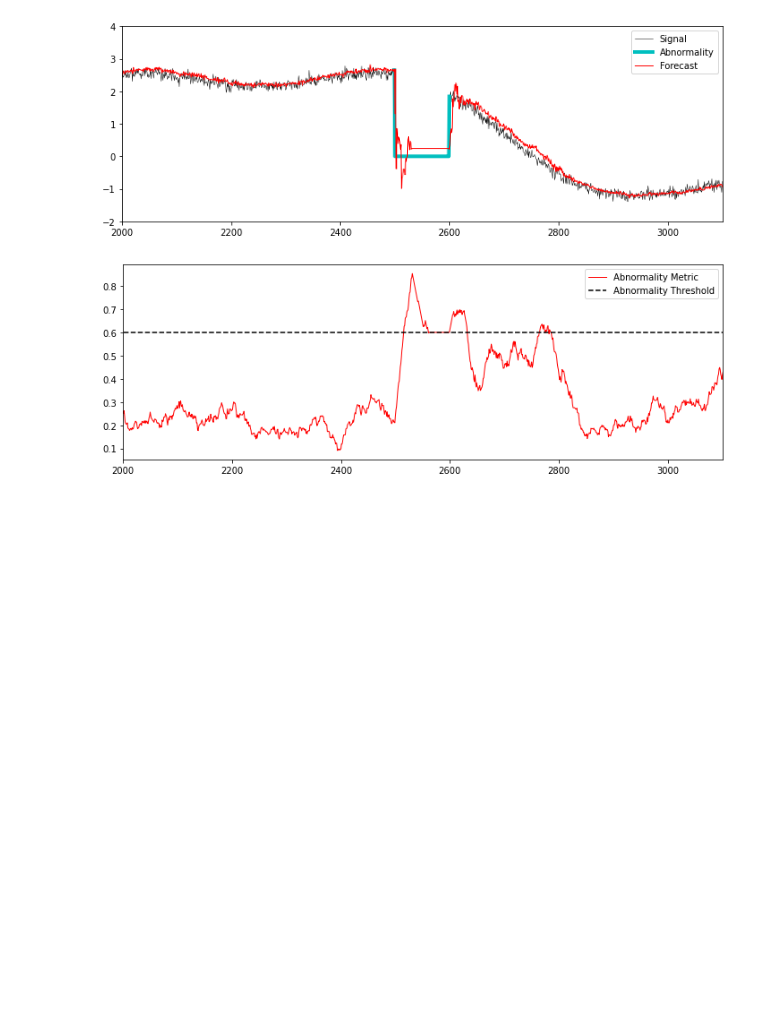
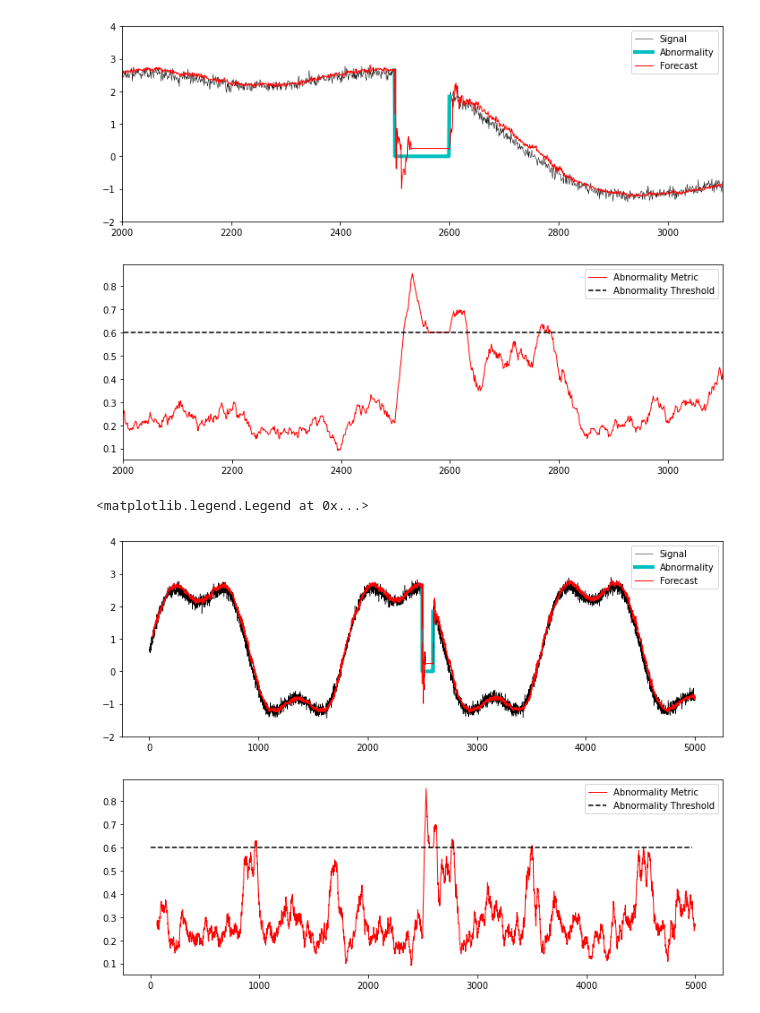
Before and after one commit to pprestridge/TCN_Literature, a Jupyter notebook: TCN Abnormality Detection.ipynb, the cells around one changed output. Saved outputs shown, nothing was run; the diff lists cells and outputs as text; code cells hidden in the pictures; blank space fills up the shorter version.

Commit message:
Finished Abnormality Detection

```diff
--- a/TCN Abnormality Detection.ipynb
+++ b/TCN Abnormality Detection.ipynb
@@ -339,4 +339,19 @@ plt.legend()
 [figure]
 [figure]
 # %%
-abnormality(singal,error, 1)
+#Looking Across all of the data, you can see wher the fit sturggles to accurately predict
+plt.figure(figsize=(12, 4))
+plt.plot(t[:], abnormal_signal[:], 'k', label="Signal",linewidth=.5)
+plt.plot(t[abStart-1:abEnd+1], abnormal_signal[abStart-1:abEnd+1], 'c', label="Abnormality", linewidth=4)
+plt.plot(t_pred, forecast, 'r', label="Forecast", linewidth=1)
+plt.ylim([-2, 4])
+plt.legend()
+
+plt.figure(figsize=(12, 4))
+plt.plot(t_pred[WINDOW_SIZE-1:], error_prob_final, 'r', label="Abnormality Metric", linewidth=1)
+plt.plot([0,len(t_pred)], [0.6, 0.6], 'k--', label="Abnormality Threshold")
+plt.legend()
+# %% [output]
+<matplotlib.legend.Legend at 0x...>
+[figure, added]
+[figure, added]
```
Also changed, not shown: parts of 3 cells of this notebook.
